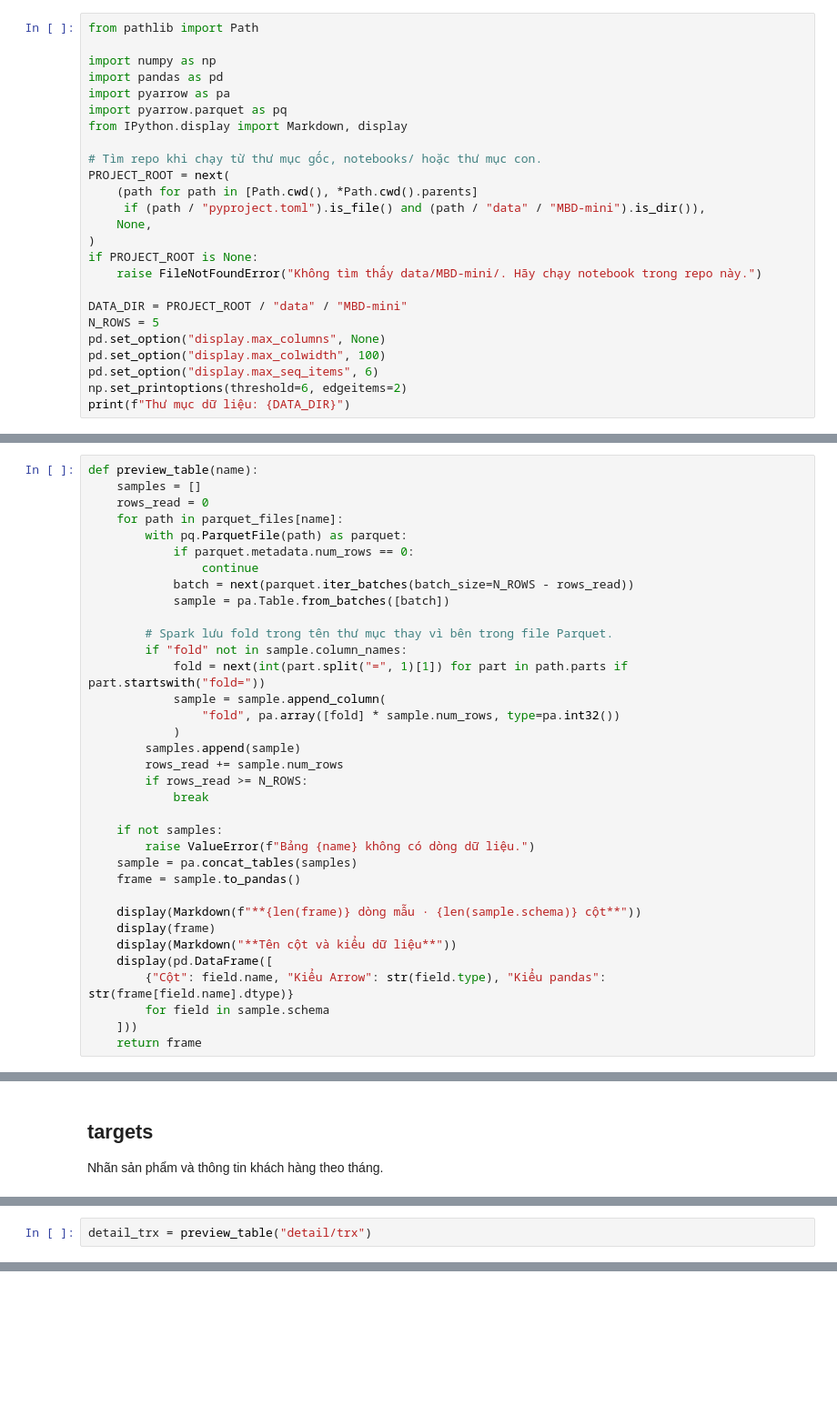
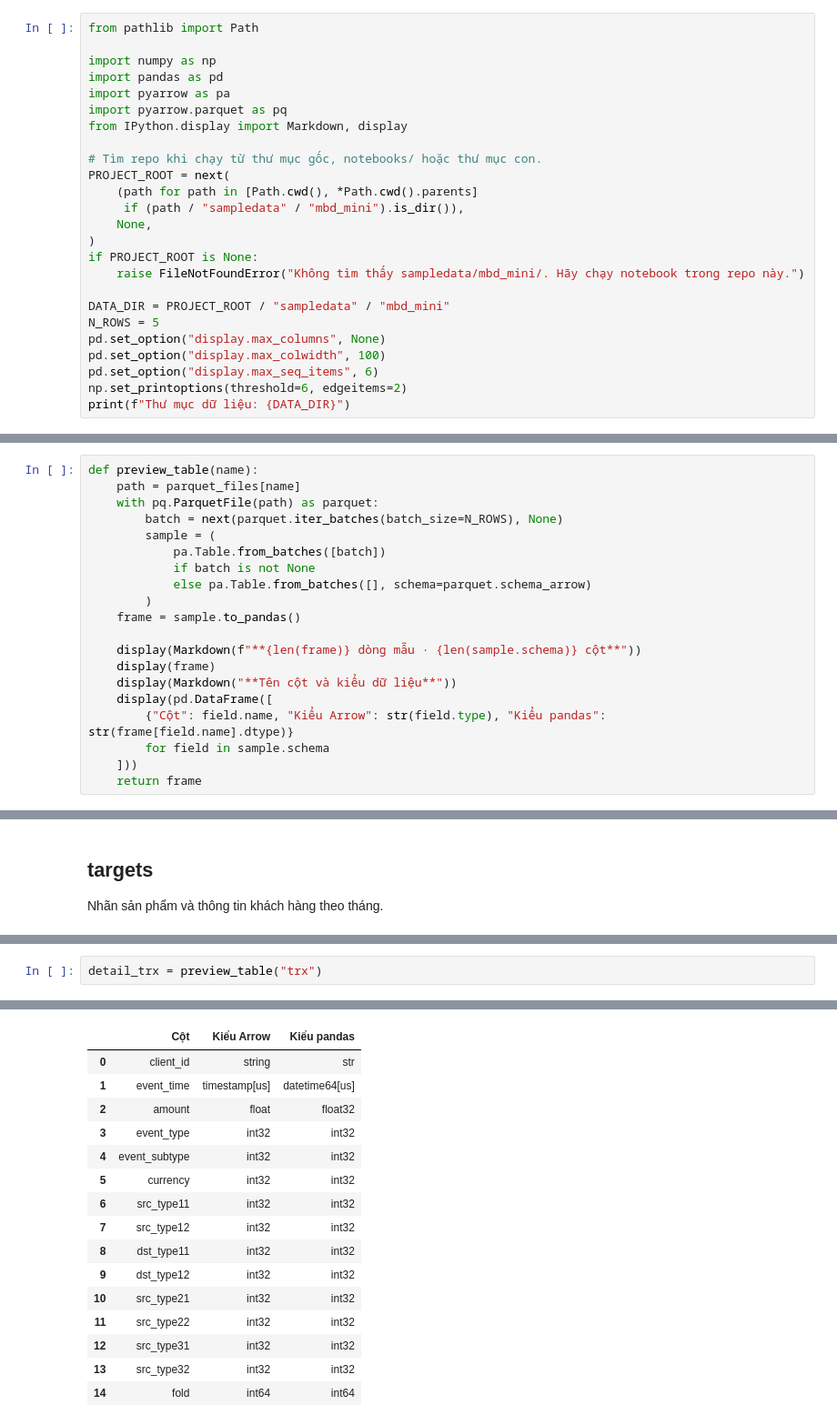
Before and after one commit to AnhQun18/Propensity, a Jupyter notebook: notebooks/01_data_preview.ipynb, the cells around one changed output, grey strips where cells are left out. Shown at 91% size. Drawn from its saved outputs; the diff is of its cells as text; blank space fills up the shorter version.

Commit message:
Update sample data preview and package preliminary report

```diff
--- a/notebooks/01_data_preview.ipynb
+++ b/notebooks/01_data_preview.ipynb
@@ -26,13 +26,13 @@ from IPython.display import Markdown, display
 # Tìm repo khi chạy từ thư mục gốc, notebooks/ hoặc thư mục con.
 PROJECT_ROOT = next(
     (path for path in [Path.cwd(), *Path.cwd().parents]
-     if (path / "pyproject.toml").is_file() and (path / "data" / "MBD-mini").is_dir()),
+     if (path / "sampledata" / "mbd_mini").is_dir()),
     None,
 )
 if PROJECT_ROOT is None:
-    raise FileNotFoundError("Không tìm thấy data/MBD-mini/. Hãy chạy notebook trong repo này.")
+    raise FileNotFoundError("Không tìm thấy sampledata/mbd_mini/. Hãy chạy notebook trong repo này.")
 
-DATA_DIR = PROJECT_ROOT / "data" / "MBD-mini"
+DATA_DIR = PROJECT_ROOT / "sampledata" / "mbd_mini"
 N_ROWS = 5
 pd.set_option("display.max_columns", None)
 pd.set_option("display.max_colwidth", 100)
@@ -76,28 +91,13 @@ thời gian và mảng lồng nhau.
 # %%
 def preview_table(name):
-    samples = []
-    rows_read = 0
-    for path in parquet_files[name]:
-        with pq.ParquetFile(path) as parquet:
-            if parquet.metadata.num_rows == 0:
-                continue
-            batch = next(parquet.iter_batches(batch_size=N_ROWS - rows_read))
-            sample = pa.Table.from_batches([batch])
-
-        # Spark lưu fold trong tên thư mục thay vì bên trong file Parquet.
-        if "fold" not in sample.column_names:
-            fold = next(int(part.split("=", 1)[1]) for part in path.parts if part.startswith("fold="))
-            sample = sample.append_column(
-                "fold", pa.array([fold] * sample.num_rows, type=pa.int32())
-            )
-        samples.append(sample)
-        rows_read += sample.num_rows
-        if rows_read >= N_ROWS:
-            break
-
-    if not samples:
-        raise ValueError(f"Bảng {name} không có dòng dữ liệu.")
-    sample = pa.concat_tables(samples)
+    path = parquet_files[name]
+    with pq.ParquetFile(path) as parquet:
+        batch = next(parquet.iter_batches(batch_size=N_ROWS), None)
+        sample = (
+            pa.Table.from_batches([batch])
+            if batch is not None
+            else pa.Table.from_batches([], schema=parquet.schema_arrow)
+        )
     frame = sample.to_pandas()
 
     display(Markdown(f"**{len(frame)} dòng mẫu · {len(sample.schema)} cột**"))
@@ -137,4 +198,5 @@ detail_geo = preview_table("detail/geo")
 
 Mỗi dòng là một giao dịch.
 # %%
-detail_trx = preview_table("detail/trx")
+detail_trx = preview_table("trx")
+# %% [output]
@@ -141 +211,17 @@ detail_trx = preview_table("detail/trx")
+|  | Cột | Kiểu Arrow | Kiểu pandas |
+| 0 | client_id | string | str |
+| 1 | event_time | timestamp[us] | datetime64[us] |
+| 2 | amount | float | float32 |
+| 3 | event_type | int32 | int32 |
+| 4 | event_subtype | int32 | int32 |
+| 5 | currency | int32 | int32 |
+| 6 | src_type11 | int32 | int32 |
+| 7 | src_type12 | int32 | int32 |
+| 8 | dst_type11 | int32 | int32 |
+| 9 | dst_type12 | int32 | int32 |
+| 10 | src_type21 | int32 | int32 |
+| 11 | src_type22 | int32 | int32 |
+| 12 | src_type31 | int32 | int32 |
+| 13 | src_type32 | int32 | int32 |
+| 14 | fold | int64 | int64 |
 # %% [markdown]
```
Also changed, not shown: parts of 26 cells of this notebook, 3 other files.
